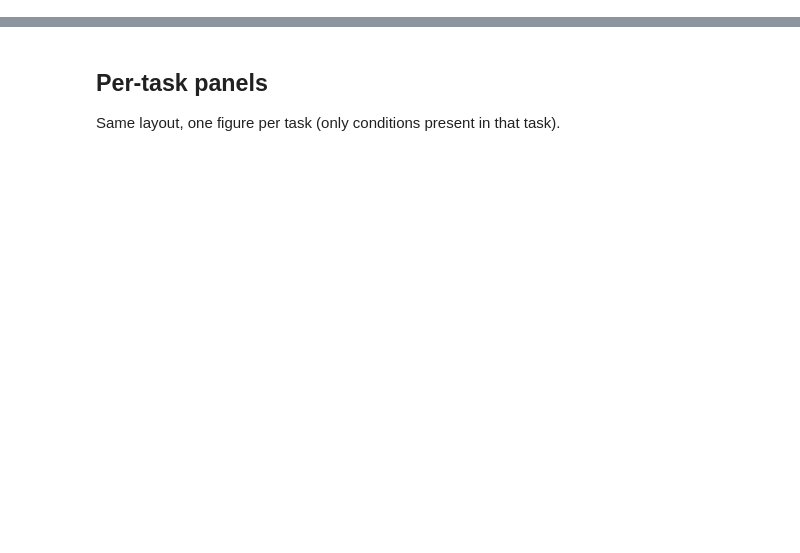
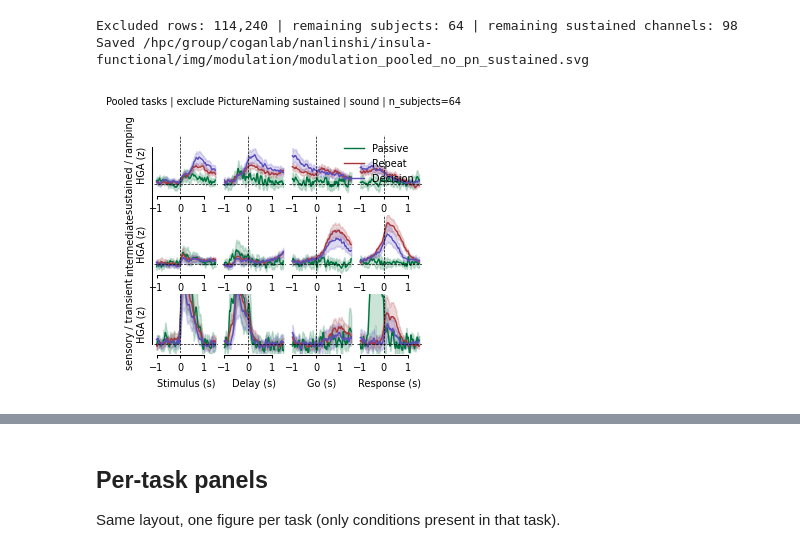
Before and after one commit to shinanlin/insula, a Jupyter notebook: notebooks/modulation.ipynb, the cells around one changed output, grey strips where cells are left out. Drawn from its saved outputs; the diff is of its cells as text; code cells hidden in the pictures; blank space fills up the shorter version.

```diff
--- a/notebooks/modulation.ipynb
+++ b/notebooks/modulation.ipynb
@@ -462,0 +535,32 @@ Below: list those PN–AIC channels, then replot the pooled figure **excluding P
+# %%
+# Drop PictureNaming sustained from the pooled plot
+# (keep PN intermediate + sensory, and all other tasks)
+drop_mask = (
+    (plot_df['task'] == 'PictureNaming')
+    & (plot_df['functional_cluster'] == 'sustained_ramping')
+)
+# plot_df_no_pn_sustained = plot_df.loc[~drop_mask].copy()
+
+plot_df_no_pn_sustained = plot_df.copy()
+
+n_sustained_left = plot_df_no_pn_sustained.loc[
+    plot_df_no_pn_sustained.functional_cluster == 'sustained_ramping', 'channel'
+].nunique()
+print(
+    f'Excluded rows: {int(drop_mask.sum()):,} | '
+    f'remaining subjects: {plot_df_no_pn_sustained.subject.nunique()} | '
+    f'remaining sustained channels: {n_sustained_left}'
+)
+
+fig = plot_condition_waveforms(
+    plot_df_no_pn_sustained,
+    save_name='modulation_pooled_no_pn_sustained',
+    title=(
+        f'Pooled tasks | exclude PictureNaming sustained | {MODALITY} | '
+        f'n_subjects={plot_df_no_pn_sustained.subject.nunique()}'
+    ),
+)
+# %% [output]
+Excluded rows: 114,240 | remaining subjects: 64 | remaining sustained channels: 98
+Saved /hpc/group/coganlab/nanlinshi/insula-functional/img/modulation/modulation_pooled_no_pn_sustained.svg
+[figure, added]
```
Also changed, not shown: parts of 21 cells of this notebook, 3 other files.
